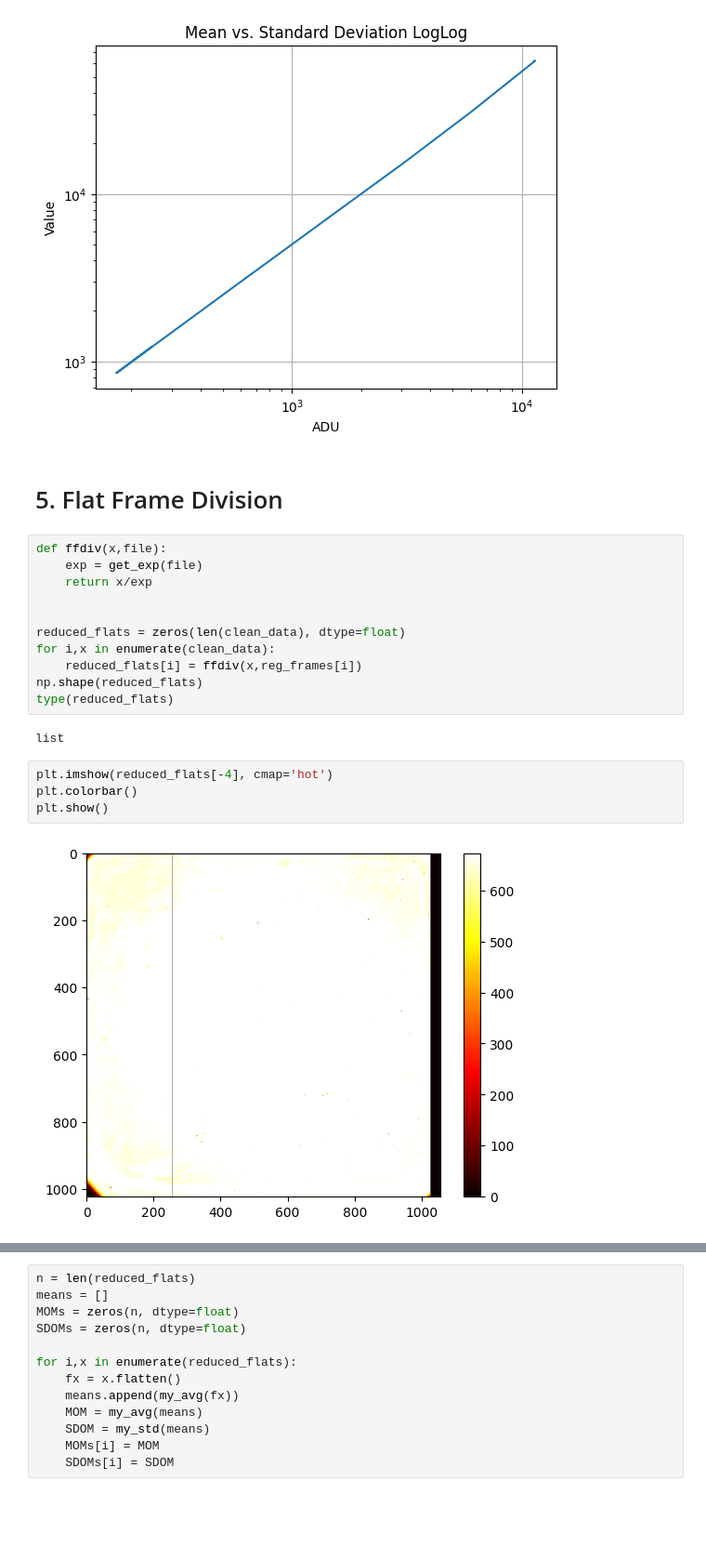
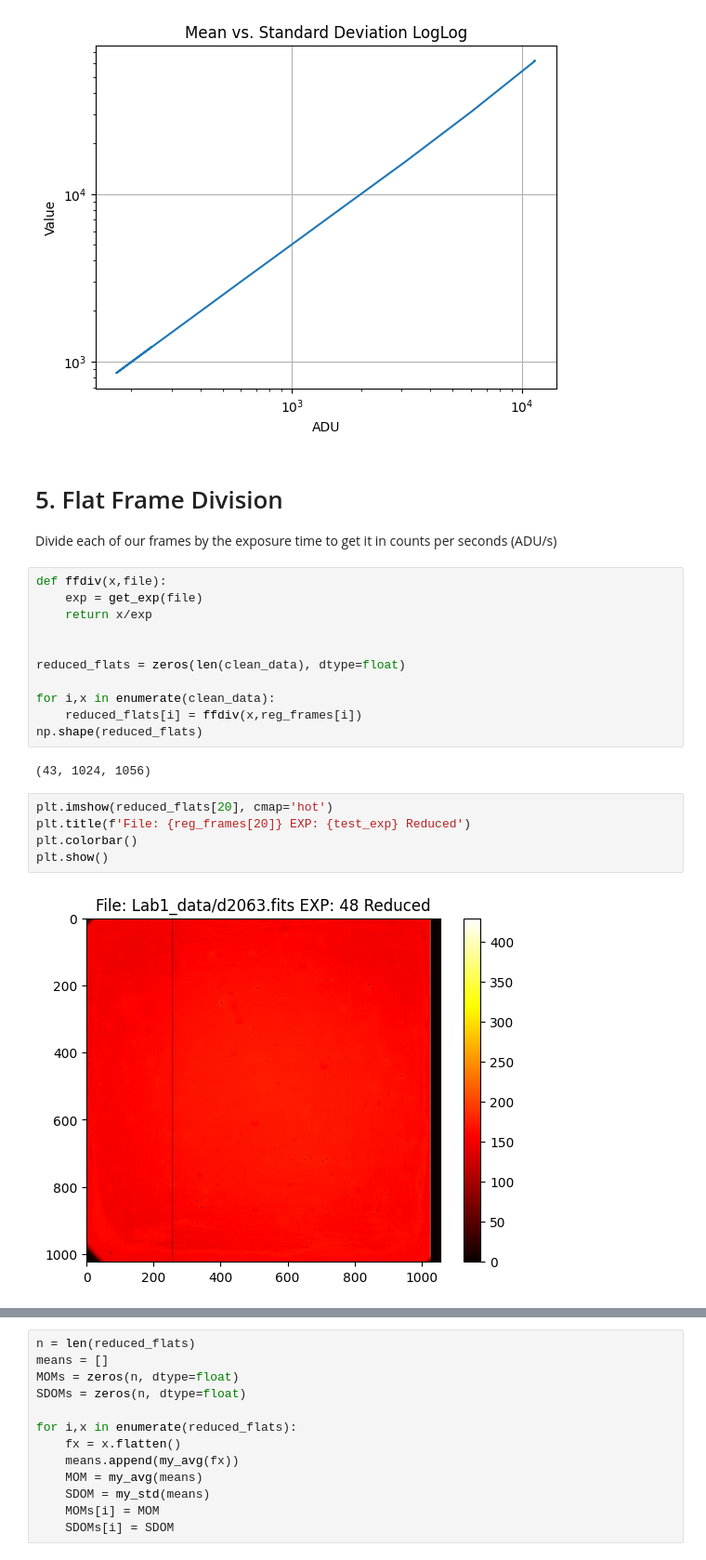
Before and after one commit to parkergeorge30/ASTRO150, a Jupyter notebook: Lab_1.ipynb, the cells around one changed output, grey strips where cells are left out. Shown at 93% size. Drawn from its saved outputs; the diff is of its cells as text; blank space fills up the shorter version.

```diff
--- a/Lab_1.ipynb
+++ b/Lab_1.ipynb
@@ -361,6 +416,7 @@ plt.show()
 [figure]
 # %% [markdown]
 # 5. Flat Frame Division
+Divide each of our frames by the exposure time to get it in counts per seconds (ADU/s)
 # %%
 def ffdiv(x,file):
     exp = get_exp(file)
@@ -368,17 +424,18 @@ def ffdiv(x,file):
 
 
 reduced_flats = zeros(len(clean_data), dtype=float)
+
 for i,x in enumerate(clean_data):
     reduced_flats[i] = ffdiv(x,reg_frames[i])
 np.shape(reduced_flats)
-type(reduced_flats)
 # %% [output]
-list
+(43, 1024, 1056)
 # %%
-plt.imshow(reduced_flats[-4], cmap='hot')
+plt.imshow(reduced_flats[20], cmap='hot')
+plt.title(f'File: {reg_frames[20]} EXP: {test_exp} Reduced')
 plt.colorbar()
 plt.show()
 # %% [output]
-[figure, old version]
+[figure, new version]
 # %% [markdown]
 # 6. Mean of the Mean and Standard Deviation of the Mean
```
Also changed, not shown: parts of 27 cells of this notebook.
